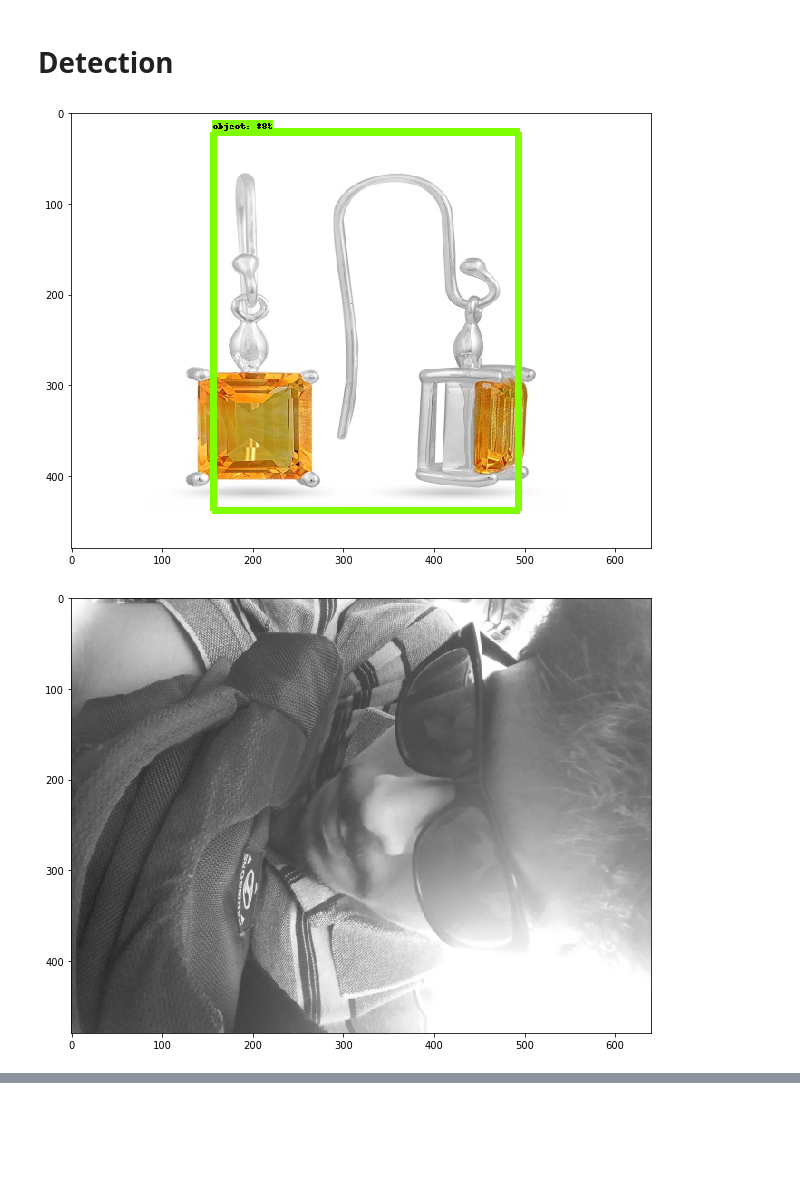
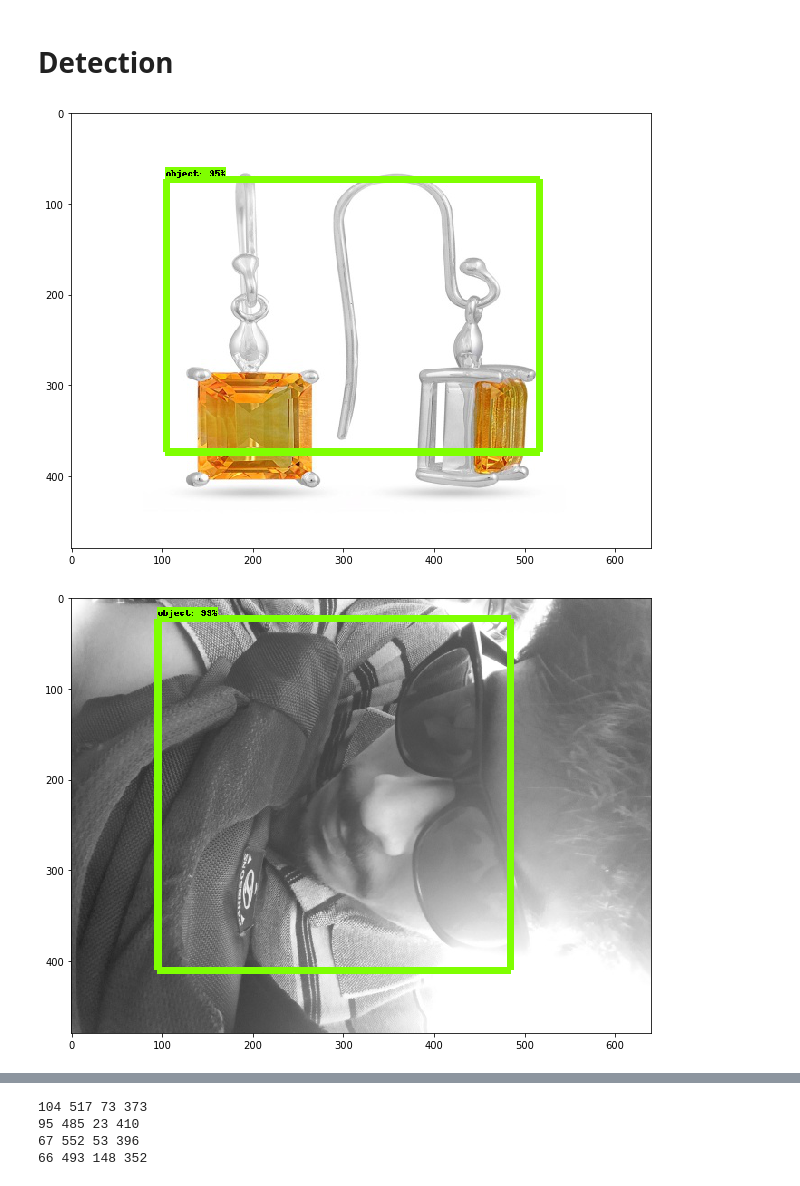
Before and after one commit to akulagrawal/FlipkartGrid2019, a Jupyter notebook: object_detection_tutorial.ipynb, the cells around one changed output, grey strips where cells are left out. Cells and saved outputs as stored; diff of their text form; code cells hidden in the pictures; blank space fills up the shorter version.

```diff
--- a/object_detection_tutorial.ipynb
+++ b/object_detection_tutorial.ipynb
@@ -142,27 +203,27 @@ def run_inference_for_single_image(image, graph):
 # %%
 for image_path in TEST_IMAGE_PATHS:
   image = Image.open(image_path)
   # the array based representation of the image will be used later in order to prepare the
   # result image with boxes and labels on it.
   image_np = load_image_into_numpy_array(image)
   # Expand dimensions since the model expects images to have shape: [1, None, None, 3]
   image_np_expanded = np.expand_dims(image_np, axis=0)
   # Actual detection.
   output_dict = run_inference_for_single_image(image_np, detection_graph)
   # Visualization of the results of a detection.
   vis_util.visualize_boxes_and_labels_on_image_array(
       image_np,
       output_dict['detection_boxes'],
       output_dict['detection_classes'],
       output_dict['detection_scores'],
       category_index,
       instance_masks=output_dict.get('detection_masks'),
       use_normalized_coordinates=True,
       line_thickness=8,
       max_boxes_to_draw=1,
-      min_score_thresh=0.80)
+      min_score_thresh=0.50)
   plt.figure(figsize=IMAGE_SIZE)
   plt.imshow(image_np)
 # %% [output]
-[figure, old version]
+[figure, new version]
-[figure, old version]
+[figure, new version]
@@ -174,0 +232,32 @@ for image_path in TEST_IMAGE_PATHS:
+# %%
+
+
+for image_path in TEST_IMAGE_PATHS:
+    image = Image.open(image_path)
+    # the array based representation of the image will be used later in order to prepare the
+    # result image with boxes and labels on it.
+    image_np = load_image_into_numpy_array(image)
+    # Expand dimensions since the model expects images to have shape: [1, None, None, 3]
+    image_np_expanded = np.expand_dims(image_np, axis=0)
+    # Actual detection.
+    output_dict = run_inference_for_single_image(image_np, detection_graph)
+    #   print(output_dict['detection_boxes'][0])
+    #   print(output_dict['detection_scores'][0])
+    ymin, xmin, ymax, xmax = output_dict['detection_boxes'][0]
+    image_pil = Image.fromarray(np.uint8(image_np)).convert('RGB')
+    im_width, im_height = image_pil.size
+    (left, right, top, bottom) = (xmin * im_width, xmax * im_width, ymin * im_height, ymax * im_height)
+    left = int(left)
+    right = int(right)
+    top = int(top)
+    bottom = int(bottom)
+    x1 = left
+    x2 = right
+    y1 = top
+    y2 = bottom
+    print(x1, x2, y1, y2)
+# %% [output]
+104 517 73 373
+95 485 23 410
+67 552 53 396
+66 493 148 352
```
Also changed, not shown: parts of 11 cells of this notebook.
